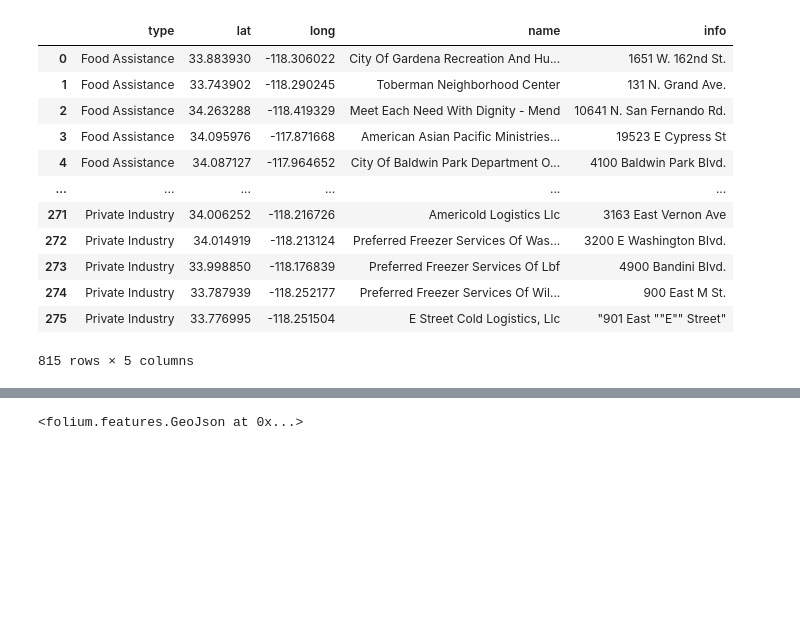
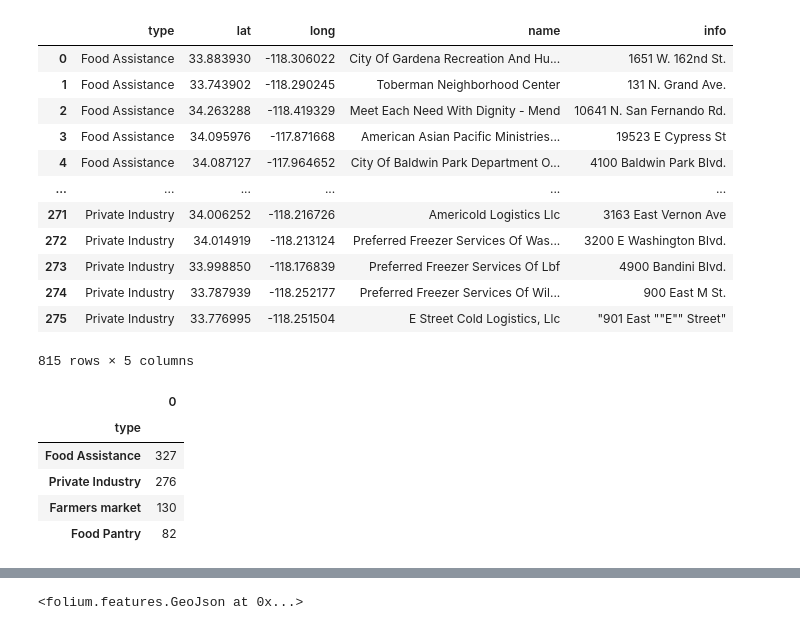
Before and after one commit to Galdina/OneDayProjects, a Jupyter notebook: LA_food/Preview.ipynb, the cells around one changed output, grey strips where cells are left out. Cells and saved outputs as stored; diff of their text form; code cells hidden in the pictures; blank space fills up the shorter version.

Commit message:
food investigation

```diff
--- a/LA_food/Preview.ipynb
+++ b/LA_food/Preview.ipynb
@@ -290,3 +290,13 @@ all_
 | 274 | Private Industry | 33.787939 | -118.252177 | Preferred Freezer Services Of Wil... | 900 East M St. |
 | 275 | Private Industry | 33.776995 | -118.251504 | E Street Cold Logistics, Llc | "901 East ""E"" Street" |
 815 rows × 5 columns
+# %%
+df = pd.DataFrame(all_.value_counts(['type']))
+df
+# %% [output]
+|  | 0 |
+| type |  |
+| Food Assistance | 327 |
+| Private Industry | 276 |
+| Farmers market | 130 |
+| Food Pantry | 82 |
```
Also changed, not shown: parts of 3 cells of this notebook, 1 other file.
